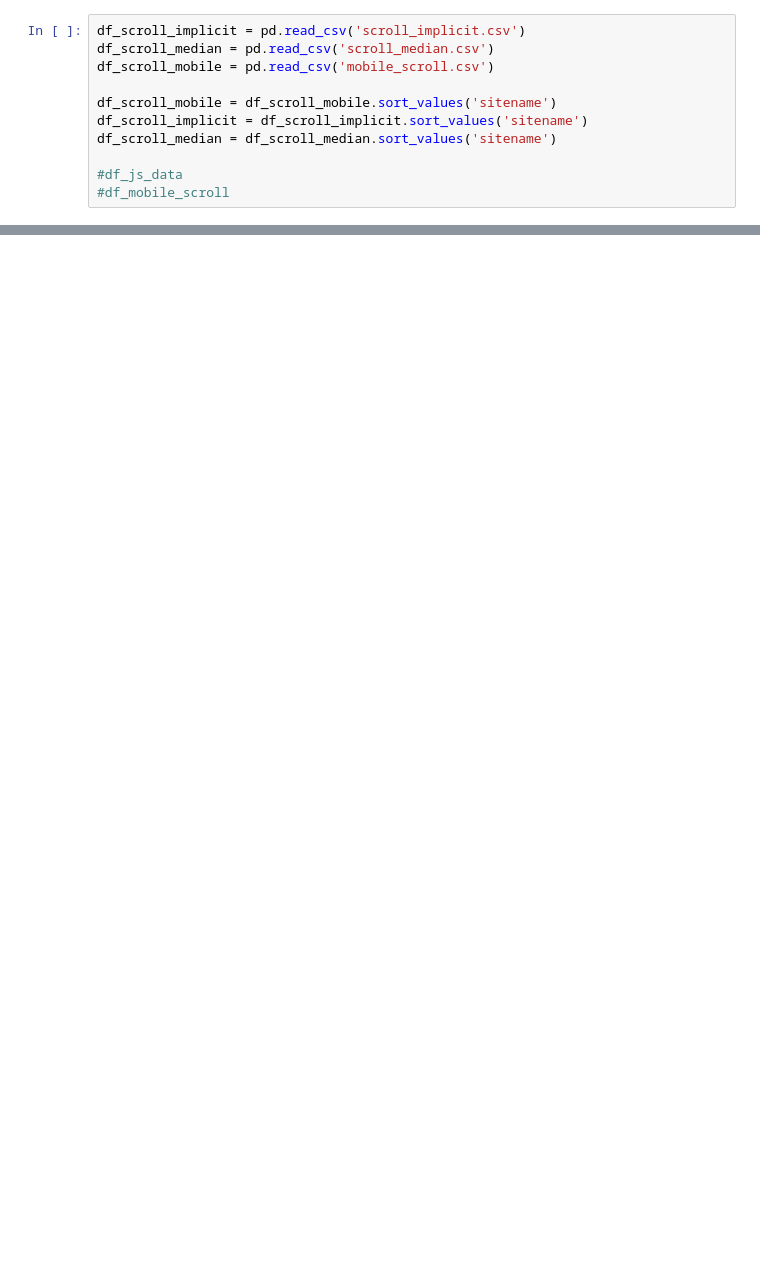
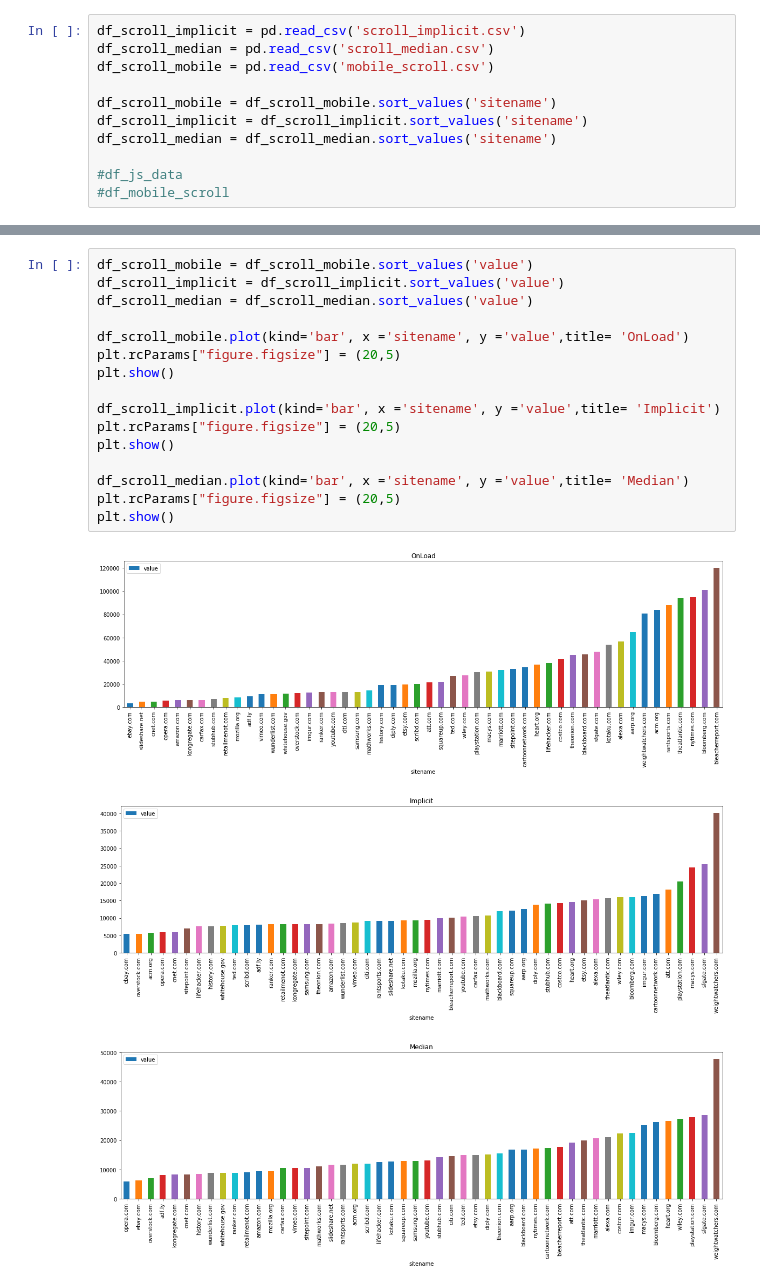
Before and after one commit to agarwal1510/webgaze-523, a Jupyter notebook: graphs.ipynb, the cells around one changed output, grey strips where cells are left out. Saved outputs shown, nothing was run; the diff lists cells and outputs as text; blank space fills up the shorter version.

```diff
--- a/graphs.ipynb
+++ b/graphs.ipynb
@@ -68,0 +260,20 @@ plt.show()
+# %%
+df_scroll_mobile = df_scroll_mobile.sort_values('value')
+df_scroll_implicit = df_scroll_implicit.sort_values('value')
+df_scroll_median = df_scroll_median.sort_values('value')
+
+df_scroll_mobile.plot(kind='bar', x ='sitename', y ='value',title= 'OnLoad')
+plt.rcParams["figure.figsize"] = (20,5)
+plt.show()
+
+df_scroll_implicit.plot(kind='bar', x ='sitename', y ='value',title= 'Implicit')
+plt.rcParams["figure.figsize"] = (20,5)
+plt.show()
+
+df_scroll_median.plot(kind='bar', x ='sitename', y ='value',title= 'Median')
+plt.rcParams["figure.figsize"] = (20,5)
+plt.show()
+# %% [output]
+[figure, added]
+[figure, added]
+[figure, added]
```
Also changed, not shown: parts of 7 cells of this notebook, 4 other files.
